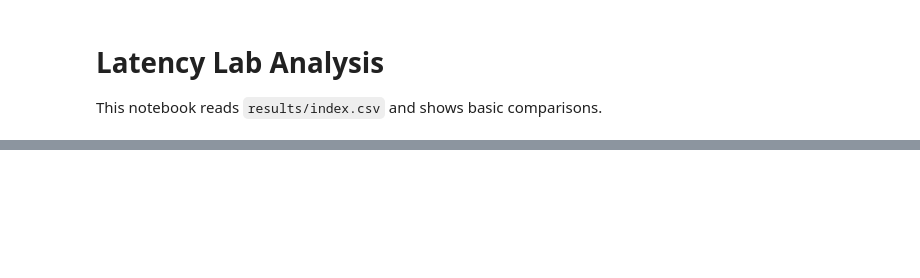
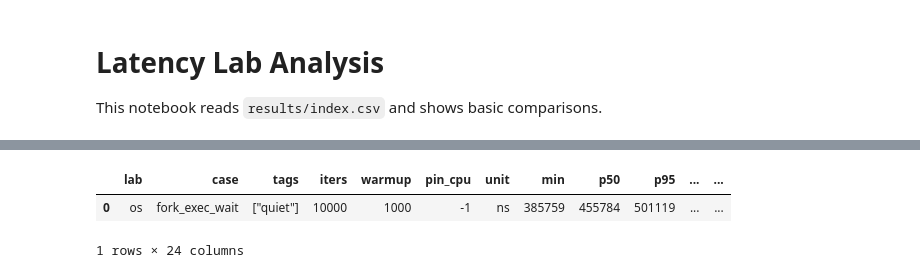
Before and after one commit to DanielLowry/latency-lab, a Jupyter notebook: notebooks/analysis.ipynb, the cells around one changed output, grey strips where cells are left out. Drawn from its saved outputs; the diff is of its cells as text; code cells hidden in the pictures; blank space fills up the shorter version.

```diff
--- a/notebooks/analysis.ipynb
+++ b/notebooks/analysis.ipynb
@@ -6,7 +6,14 @@ This notebook reads `results/index.csv` and shows basic comparisons.
 import sys
 from pathlib import Path
 
-sys.path.append(str(Path().resolve() / "scripts"))
+def find_repo_root(start: Path) -> Path:
+    for parent in [start] + list(start.parents):
+        if (parent / "scripts" / "results_lib.py").exists():
+            return parent
+    return start
+
+repo_root = find_repo_root(Path().resolve())
+sys.path.append(str(repo_root / "scripts"))
 
 import pandas as pd
 import seaborn as sns
@@ -21,3 +95,22 @@ index.head()
+# %%
+index = load_index(repo_root / "results" / "index.csv")
+
+if hasattr(index, "columns") and "run_dir" in index.columns:
+    def _abs_run_dir(value):
+        if not isinstance(value, str) or not value:
+            return value
+        path = Path(value)
+        if path.is_absolute():
+            return value
+        return str((repo_root / path).resolve())
+
+    index["run_dir"] = index["run_dir"].apply(_abs_run_dir)
+
+index.head()
+# %% [output]
+|  | lab | case | tags | iters | warmup | pin_cpu | unit | min | p50 | p95 | ... | ... |
+| 0 | os | fork_exec_wait | ["quiet"] | 10000 | 1000 | -1 | ns | 385759 | 455784 | 501119 | ... | ... |
+1 rows × 24 columns
 # %%
 # Pick a case to compare pinned vs unpinned (adjust as needed)
 case_name = index["case"].iloc[0] if len(index) else "noop"
```
Also changed, not shown: parts of 5 cells of this notebook, 4 other files.
